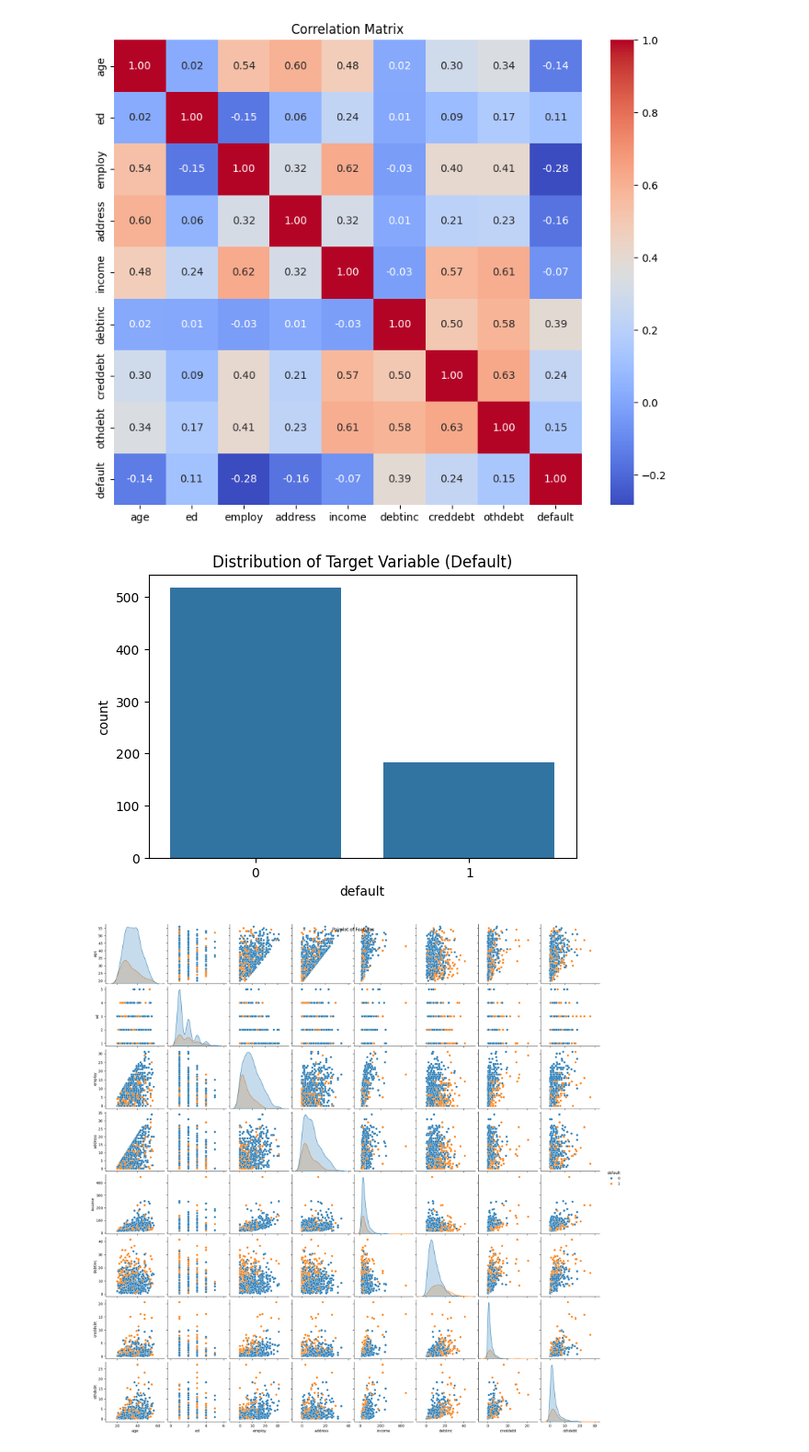
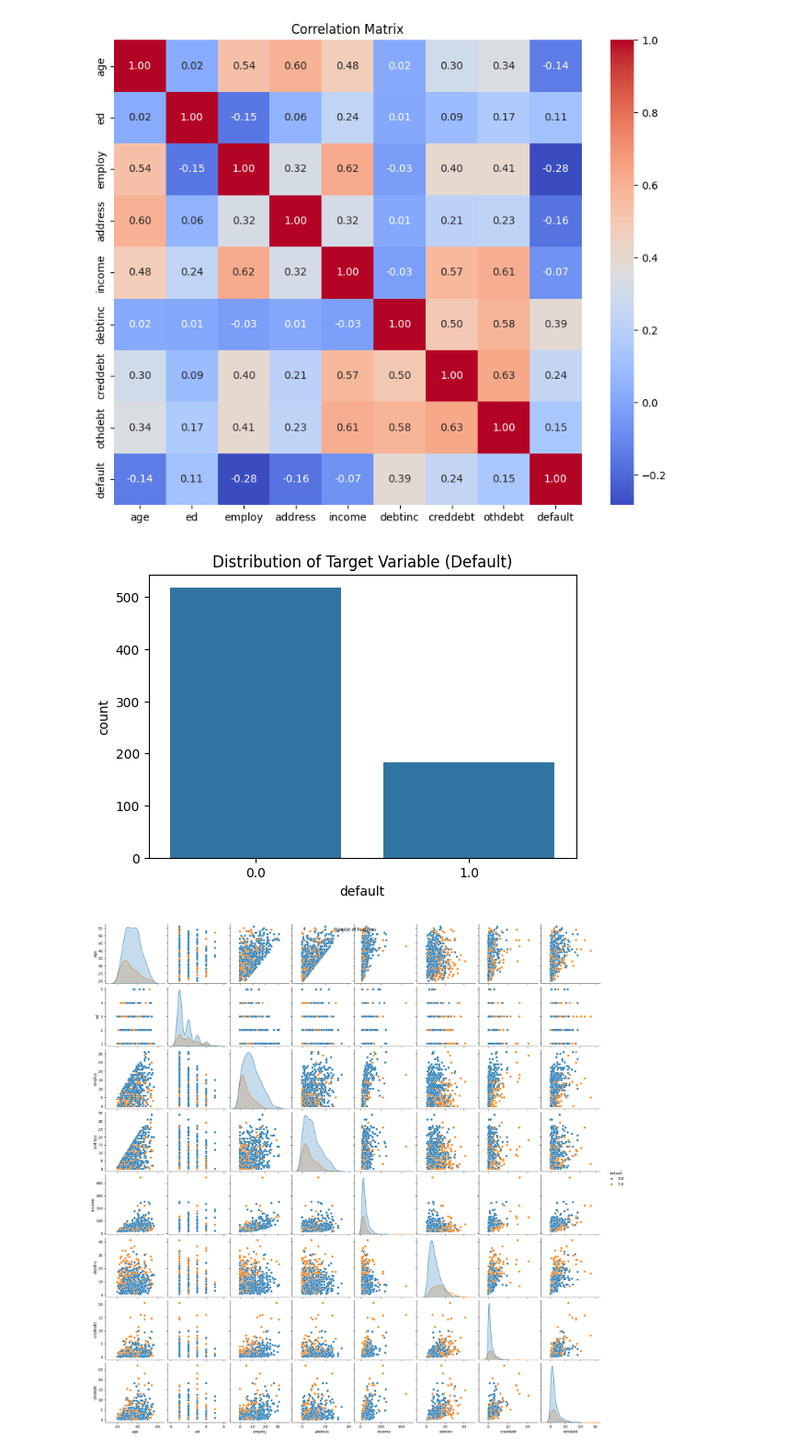
Before and after one commit to BalaChethan/Data_Science_Projects, a Jupyter notebook: Bala_Chethan_Mallavarapu_AIFS_Lesson_2_ML_and_AI_Algorithms.ipynb, the cells around one changed output. Shown at 92% size. Saved outputs shown, nothing was run; the diff lists cells and outputs as text; code cells hidden in the pictures.

```diff
--- a/Bala_Chethan_Mallavarapu_AIFS_Lesson_2_ML_and_AI_Algorithms.ipynb
+++ b/Bala_Chethan_Mallavarapu_AIFS_Lesson_2_ML_and_AI_Algorithms.ipynb
@@ -257,9 +210,9 @@ import matplotlib.pyplot as plt
 import seaborn as sns
 from xgboost import XGBClassifier
 # %%
-# Load the dataset limited to 700 rows.
+# Load the dataset.
 url = 'https://github.com/Safa1615/Dataset--loan/blob/main/bank-loan.csv?raw=true'
-data = pd.read_csv(url, nrows=700)
+data = pd.read_csv(url)
 # %%
 # Define the file name and path
 file_name = 'dataset.xlsx'
@@ -325,0 +279,3 @@ missing_data:
+# %%
+# Removing rows with missing target values
+data_cleaned = data.dropna(subset=['default'])
@@ -336,15 +314,15 @@ plt.show()
 # %%
 #Distribution of Target Variable
 plt.figure(figsize=(6, 4))
-sns.countplot(x='default', data=data)
+sns.countplot(x='default', data=data_cleaned)
 plt.title('Distribution of Target Variable (Default)')
 plt.show()
 # %% [output]
-[figure, old version]
+[figure, new version]
 # %%
 # # Pairplot for visual inspection of relationships between features
-sns.pairplot(data, hue='default')
+sns.pairplot(data_cleaned, hue='default')
 plt.suptitle('Pairplot of Features')
 plt.show()
 # %% [output]
-[figure, old version]
+[figure, new version]
```
Also changed, not shown: parts of 18 cells of this notebook.
